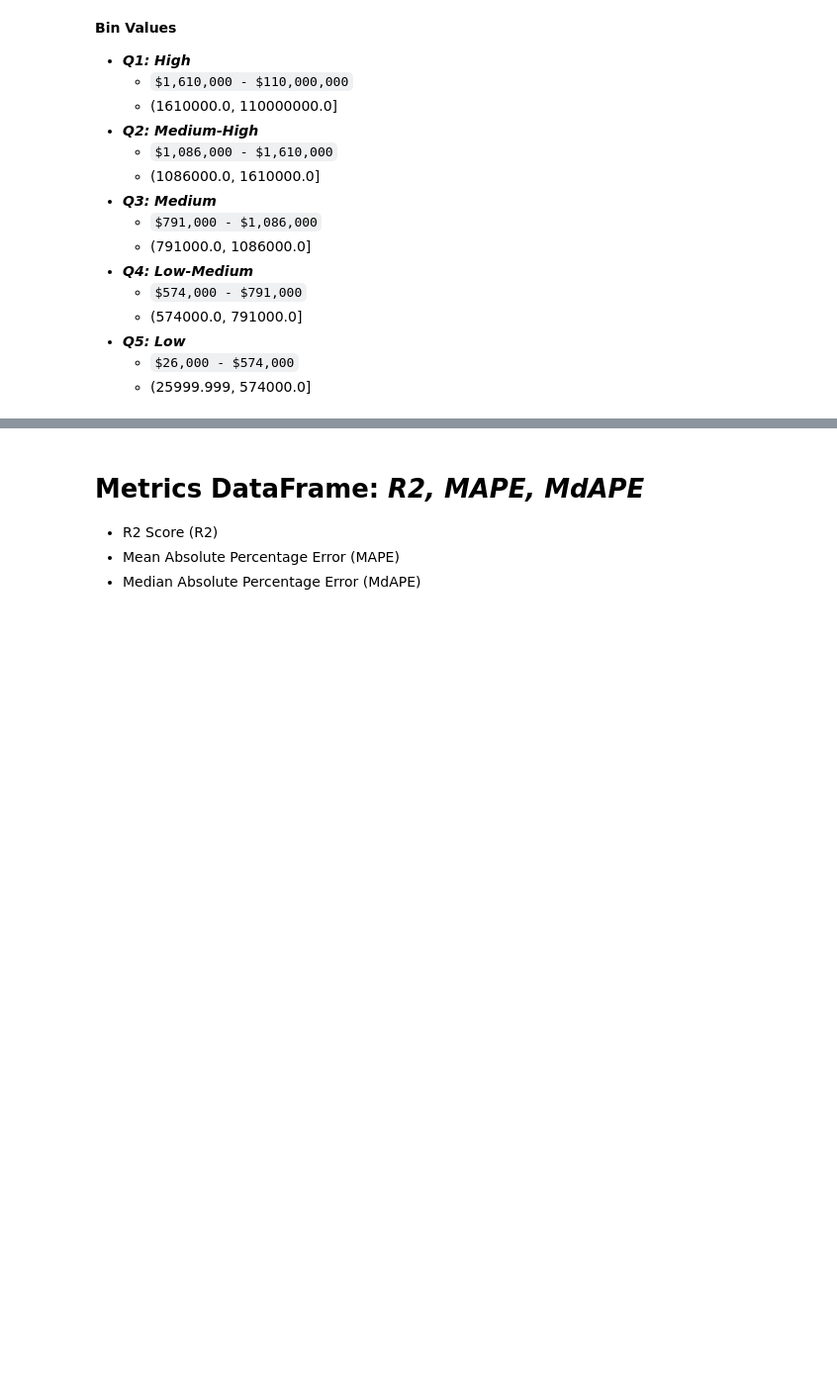
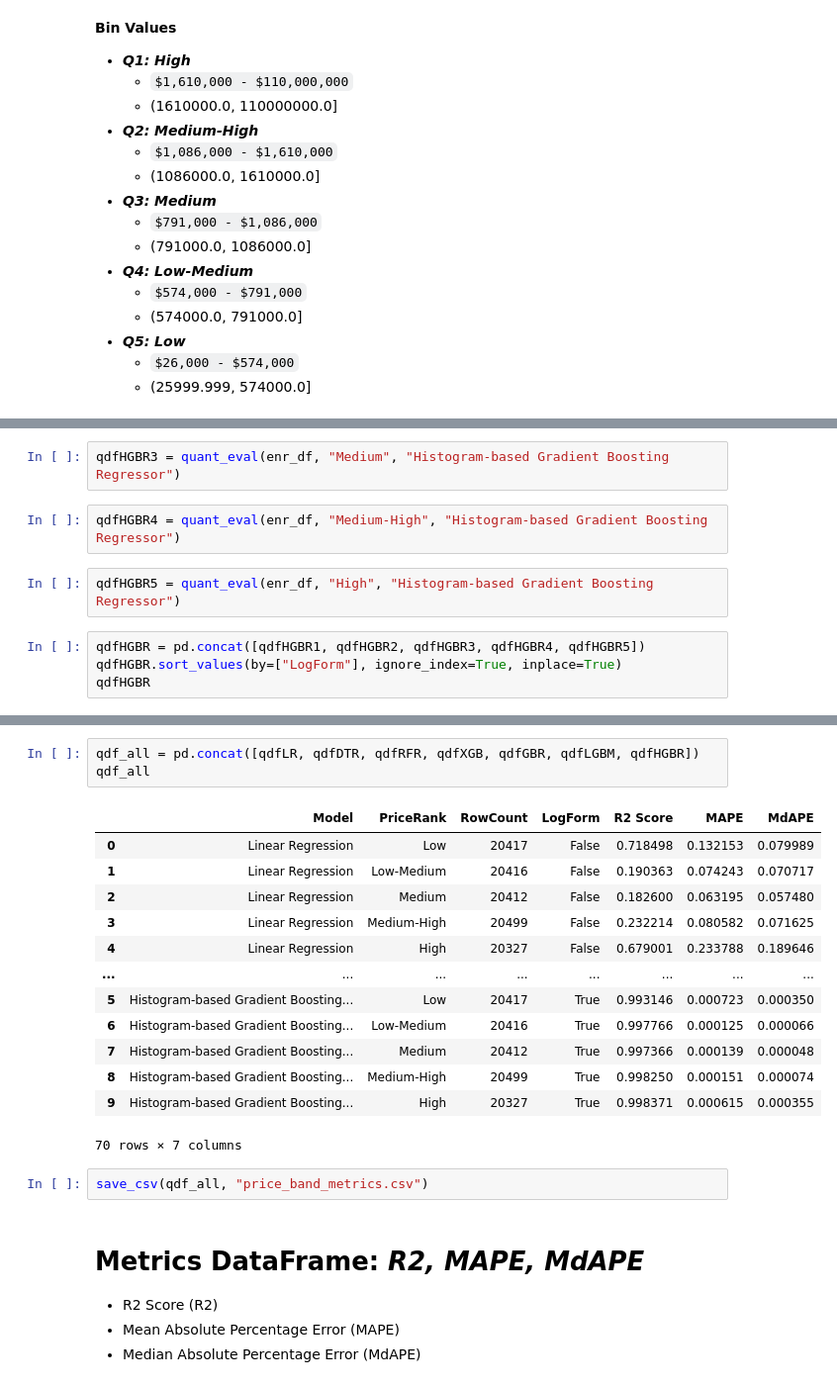
Before and after one commit to MaverickD-W/IDX_DS2026, a Jupyter notebook: Week 8/06_evaluation.ipynb, the cells around one changed output, grey strips where cells are left out. Shown at 99% size. Drawn from its saved outputs; the diff is of its cells as text; blank space fills up the shorter version.

```diff
--- a/Week 8/06_evaluation.ipynb
+++ b/Week 8/06_evaluation.ipynb
@@ -415,0 +639,10 @@ def quant_eval(df, q_val, modl_typ, feats):
+# %%
+qdfHGBR3 = quant_eval(enr_df, "Medium", "Histogram-based Gradient Boosting Regressor")
+# %%
+qdfHGBR4 = quant_eval(enr_df, "Medium-High", "Histogram-based Gradient Boosting Regressor")
+# %%
+qdfHGBR5 = quant_eval(enr_df, "High", "Histogram-based Gradient Boosting Regressor")
+# %%
+qdfHGBR = pd.concat([qdfHGBR1, qdfHGBR2, qdfHGBR3, qdfHGBR4, qdfHGBR5])
+qdfHGBR.sort_values(by=["LogForm"], ignore_index=True, inplace=True)
+qdfHGBR
@@ -416,3 +661,22 @@ def quant_eval(df, q_val, modl_typ, feats):
+# %%
+qdf_all = pd.concat([qdfLR, qdfDTR, qdfRFR, qdfXGB, qdfGBR, qdfLGBM, qdfHGBR])
+qdf_all
+# %% [output]
+|  | Model | PriceRank | RowCount | LogForm | R2 Score | MAPE | MdAPE |
+| 0 | Linear Regression | Low | 20417 | False | 0.718498 | 0.132153 | 0.079989 |
+| 1 | Linear Regression | Low-Medium | 20416 | False | 0.190363 | 0.074243 | 0.070717 |
+| 2 | Linear Regression | Medium | 20412 | False | 0.182600 | 0.063195 | 0.057480 |
+| 3 | Linear Regression | Medium-High | 20499 | False | 0.232214 | 0.080582 | 0.071625 |
+| 4 | Linear Regression | High | 20327 | False | 0.679001 | 0.233788 | 0.189646 |
+| ... | ... | ... | ... | ... | ... | ... | ... |
+| 5 | Histogram-based Gradient Boosting... | Low | 20417 | True | 0.993146 | 0.000723 | 0.000350 |
+| 6 | Histogram-based Gradient Boosting... | Low-Medium | 20416 | True | 0.997766 | 0.000125 | 0.000066 |
+| 7 | Histogram-based Gradient Boosting... | Medium | 20412 | True | 0.997366 | 0.000139 | 0.000048 |
+| 8 | Histogram-based Gradient Boosting... | Medium-High | 20499 | True | 0.998250 | 0.000151 | 0.000074 |
+| 9 | Histogram-based Gradient Boosting... | High | 20327 | True | 0.998371 | 0.000615 | 0.000355 |
+70 rows × 7 columns
+# %%
+save_csv(qdf_all, "price_band_metrics.csv")
 # %% [markdown]
 # **Metrics DataFrame: *R2, MAPE, MdAPE***
 
```
Also changed, not shown: parts of 64 cells of this notebook, 12 other files.
